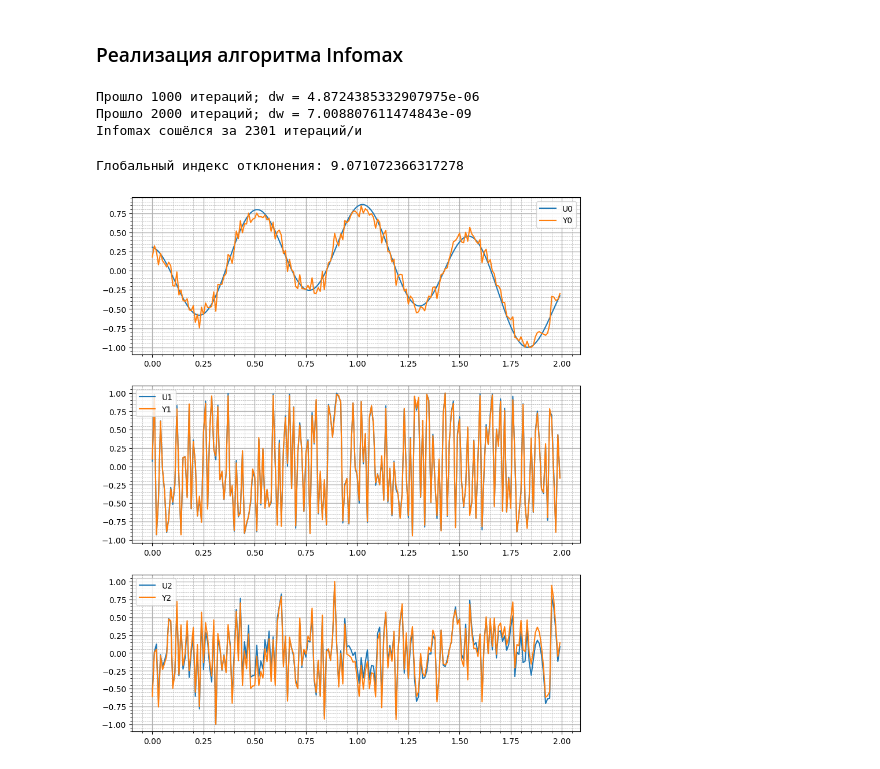
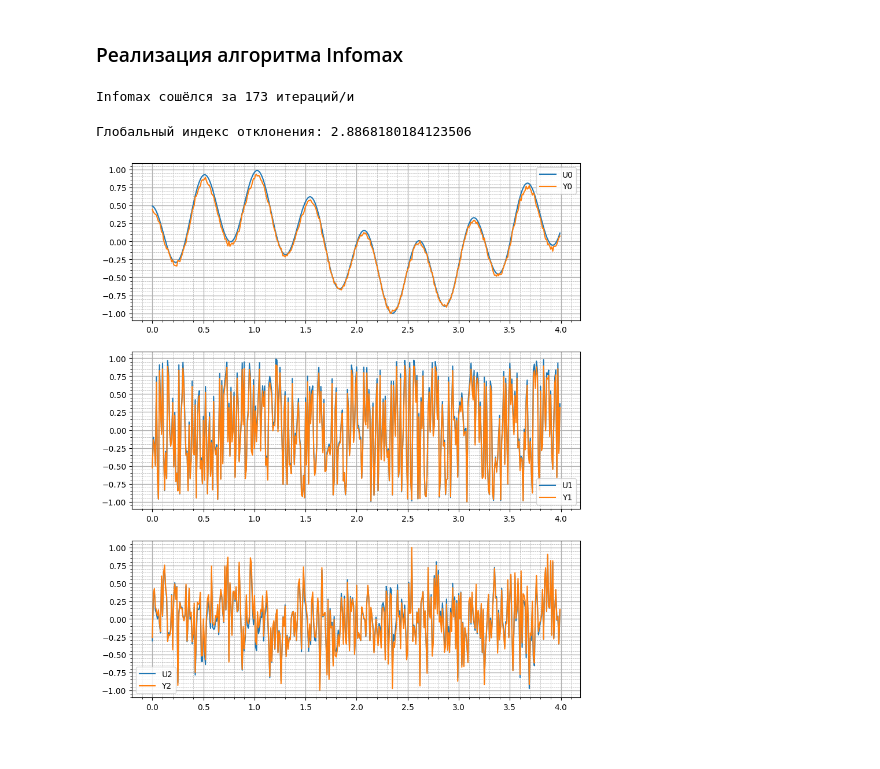
Before and after one commit to vgorbikov/infotransfer_labs, a Jupyter notebook: lab4.ipynb, the cells around one changed output. Cells and saved outputs as stored; diff of their text form; code cells hidden in the pictures.

```diff
--- a/lab4.ipynb
+++ b/lab4.ipynb
@@ -149,6 +176,6 @@ def fix_compare(us, ys):
 # %%
 # Генерируем отсчёты
-steps = np.arange(0, 2, 0.01)
+steps = np.arange(0, 4, 0.01)
 
 # Вычисляем значения исходных сигналов в точках отсчёта
 US = np.zeros((3, len(steps)))
@@ -194,9 +223,9 @@ def train(xs: np.array, w: np.array, speed: float, eps: float = 0.001, activatio
   iteration_count = 0
   while True:
     dw = np.zeros(w.shape)
-    y = w@xs
+    y = np.dot(w, xs)
     y = y/np.max(abs(y))
-    dw += speed*(i_matrix - activation(y)@y.T)@w
+    dw += speed*np.dot((i_matrix - np.dot(activation(y), y.T)), w)
     w += dw
     iteration_count+=1
 
@@ -210,47 +239,42 @@ def train(xs: np.array, w: np.array, speed: float, eps: float = 0.001, activatio
 # Подготовка сигналов X
 xs_processed = preprocessing(XS)
 # %%
-# Инициируем матрицу разделения
-W = np.random.rand(3, 3)
-W = W - np.mean(W)
-# W = W - np.eye(3)
+# Инициируем матрицу разделения значениями [0, 0.05]
+W = np.random.rand(3, 3)/20
 
 # Находим матрицу разделения
-# train(xs_processed, W, speed = 0.0001, eps = 1e-09, activation = lambda x: -activation_f(x))
-# train(xs_processed, W, speed = 0.001, eps = 1e-09, activation = np.tanh)
-train(xs_processed, W, speed = 0.001, eps = 1e-09, activation = lambda x: 1/(1+np.exp(-x)))
+train(xs_processed, W, speed = 0.0002, eps = 1e-06, activation = lambda x: -activation_f(x))
+# train(xs_processed, W, speed = 0.001, eps = 1e-06, activation = np.tanh)
+# train(xs_processed, W, speed = 0.001, eps = 1e-07, activation = lambda x: 1/(1+np.exp(-x)))
 
-
+# Переставляем строки в матрице разделения
+fix_wstrings(US, xs_processed, W)
 # Находим восстановленные сигналы
 YS = signal_separation(W, xs_processed)
 # %% [output]
-Прошло 1000 итераций; dw = 4.8724385332907975e-06
-Прошло 2000 итераций; dw = 7.008807611474843e-09
-Infomax сошёлся за 2301 итераций/и
+Infomax сошёлся за 173 итераций/и
 # %%
-US = np.array([ui/np.max(abs(ui)) - np.mean(ui) for ui in US])
-YS = np.array([yi/np.max(abs(yi)) - np.mean(yi) for yi in YS])
-
-fix_compare(US, YS)
+US = np.array([ui/np.max(abs(ui)) for ui in US])
+YS = np.array([yi/np.max(abs(yi)) for yi in YS])
 
 fig, axs = plt.subplots(3, 1, figsize=(10, 12))
 
 axs[0].plot(steps, US[0], label='U0')
 axs[0].plot(steps, YS[0], label='Y0')
 
 axs[1].plot(steps, US[1], label='U1')
 axs[1].plot(steps, YS[1], label='Y1')
 
 axs[2].plot(steps, US[2], label='U2')
 axs[2].plot(steps, YS[2], label='Y2')
 
 for ax in axs:
   ax.minorticks_on()
   ax.grid(visible=True, which='major', linewidth=1)
   ax.grid(visible=True, which='minor', linestyle='--', linewidth=0.5)
   ax.legend()
 
 print(f'Глобальный индекс отклонения: {deviation_index(W, A)}')
 # %% [output]
-Глобальный индекс отклонения: 9.071072366317278
+Глобальный индекс отклонения: 2.8868180184123506
-[figure, old version]
+[figure, new version]
```
Also changed, not shown: parts of 10 cells of this notebook.
